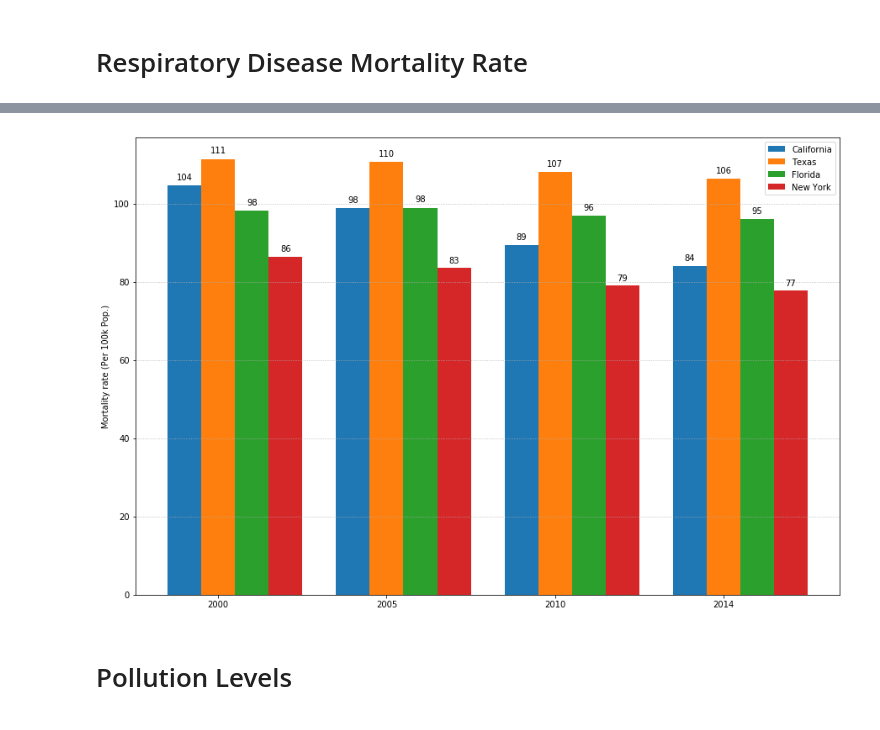
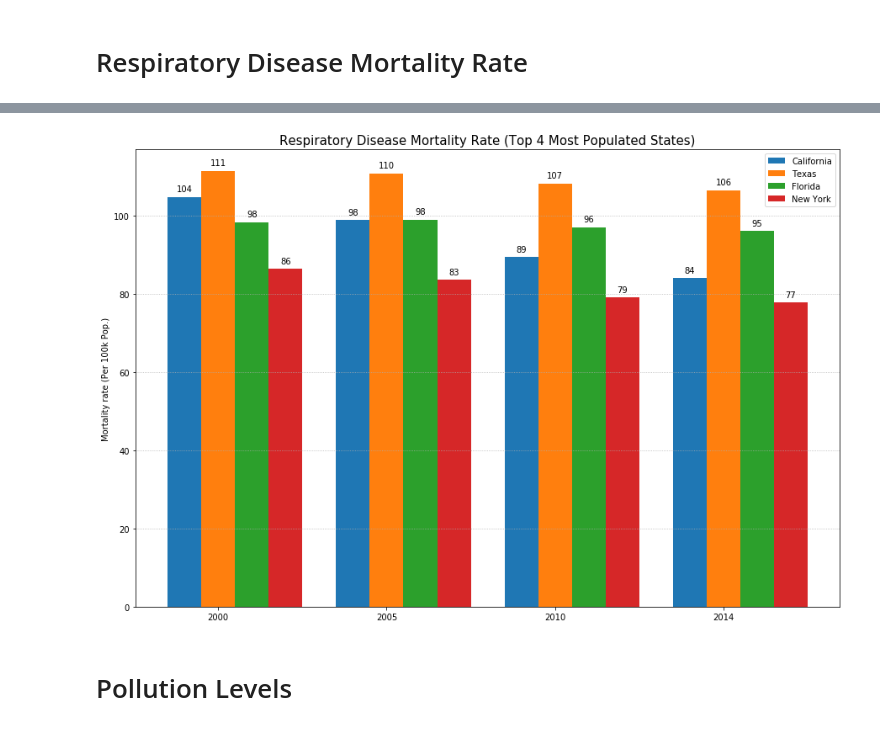
Before and after one commit to sangchoi93/US_Pollution, a Jupyter notebook: US_Pollution_Graphs.ipynb, the cells around one changed output, grey strips where cells are left out. Cells and saved outputs as stored; diff of their text form; code cells hidden in the pictures.

Commit message:
Update US_Pollution_Graphs.ipynb
Added titles to bar graphs

```diff
--- a/US_Pollution_Graphs.ipynb
+++ b/US_Pollution_Graphs.ipynb
@@ -209,35 +209,35 @@ iplot(fig, filename = '2014_Resp_Mortality')
 # %%
 # Picked the 4 states with most pop
 ind = np.arange(4)
 width = 0.2
 fig = plt.figure()
 ax = fig.add_subplot(111)
 plt.grid(which='major',axis='y', linestyle=':')
 b1 = ax.bar(ind, df_mort_CA['mortality_rate'], width, color='C0')
 b2 = ax.bar(ind+width, df_mort_TX['mortality_rate'], width, color='C1')
 b3 = ax.bar(ind+width*2, df_mort_FL['mortality_rate'], width, color='C2')
 b4 = ax.bar(ind+width*3, df_mort_NY['mortality_rate'], width, color='C3')
 
 ax.set_ylabel('Mortality rate (Per 100k Pop.)')
 ax.set_xticks(ind+width)
 ax.set_xticklabels( ('2000', '2005', '2010', '2014') )
 ax.legend( (b1[0], b2[0], b3[0], b4[0]), ('California', 'Texas', 'Florida', 'New York' ) )
 
 def autolabel(rects):
     for rect in rects:
         h = rect.get_height()
         ax.text(rect.get_x()+rect.get_width()/2., 1.01*h, '%d'%int(h),
                 ha='center', va='bottom')
 
 autolabel(b1)
 autolabel(b2)
 autolabel(b3)
 autolabel(b4)
 fig.set_size_inches(15, 10, forward=True)
-
+ax.set_title('Respiratory Disease Mortality Rate (Top 4 Most Populated States)', fontsize= 15)
 plt.show()
 # %% [output]
-[figure, old version]
+[figure, new version]
 # %% [markdown]
 # Pollution Levels
 # %%
```
Also changed, not shown: parts of 4 cells of this notebook.
